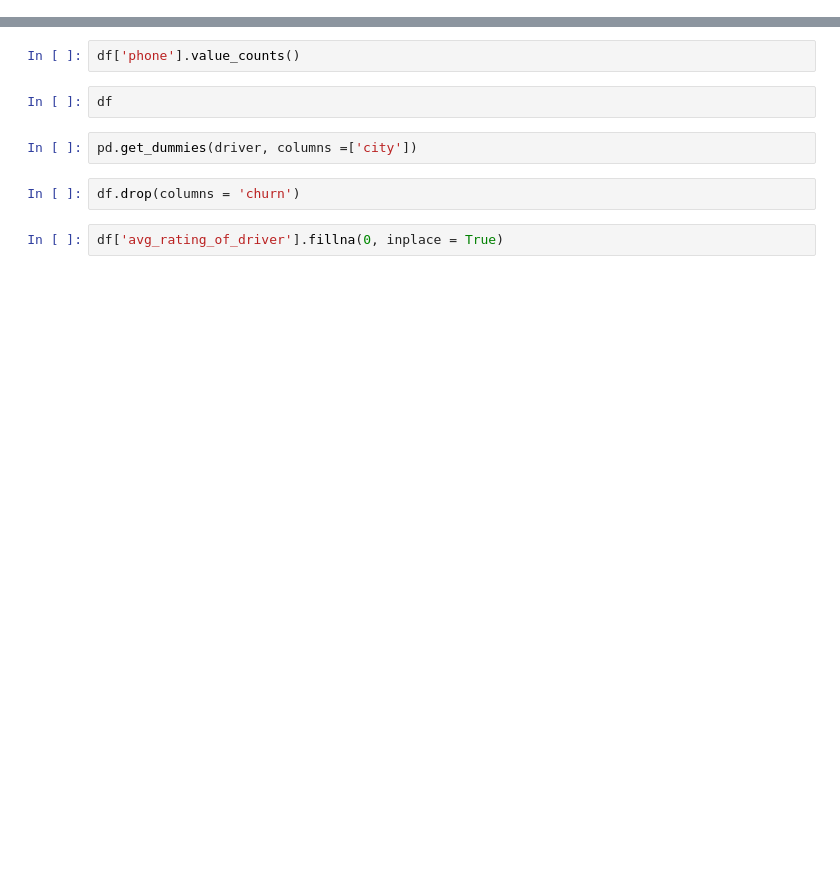
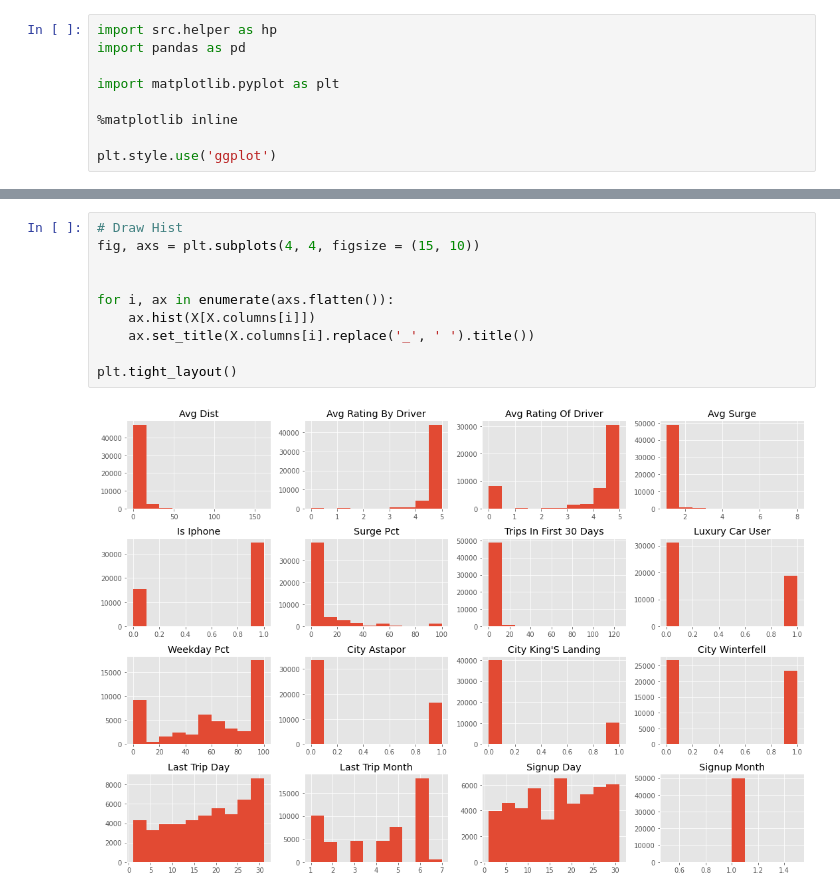
Before and after one commit to tibrado/case-study-driver-churn-rate, a Jupyter notebook: noel.ipynb, the cells around one changed output, grey strips where cells are left out. Saved outputs shown, nothing was run; the diff lists cells and outputs as text; blank space fills up the shorter version.

Commit message:
helper update

```diff
--- a/noel.ipynb
+++ b/noel.ipynb
@@ -1 +1,10 @@
+# %%
+import src.helper as hp
+import pandas as pd
+
+import matplotlib.pyplot as plt
+
+%matplotlib inline
+
+plt.style.use('ggplot')
 # %%
@@ -32,10 +32,12 @@ driver['city'].value_counts()
-# %%
-df['phone'].value_counts()
-# %%
-df
-# %%
-pd.get_dummies(driver, columns =['city'])
-# %%
-df.drop(columns = 'churn')
-# %%
-df['avg_rating_of_driver'].fillna(0, inplace = True)
+# %%
+# Draw Hist
+fig, axs = plt.subplots(4, 4, figsize = (15, 10))
+
+
+for i, ax in enumerate(axs.flatten()):
+    ax.hist(X[X.columns[i]])
+    ax.set_title(X.columns[i].replace('_', ' ').title())
+
+plt.tight_layout()
+# %% [output]
+[figure, added]
```
Also changed, not shown: parts of 6 cells of this notebook, 2 other files.
